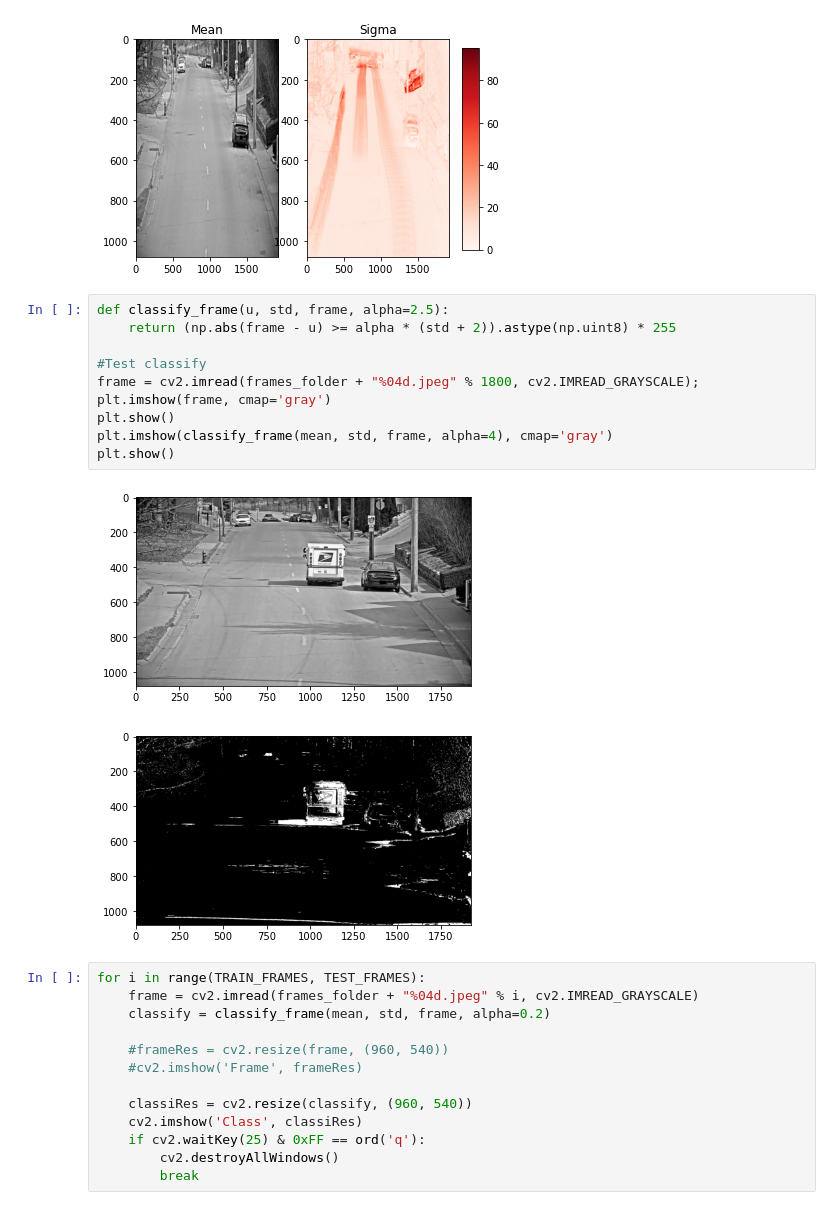
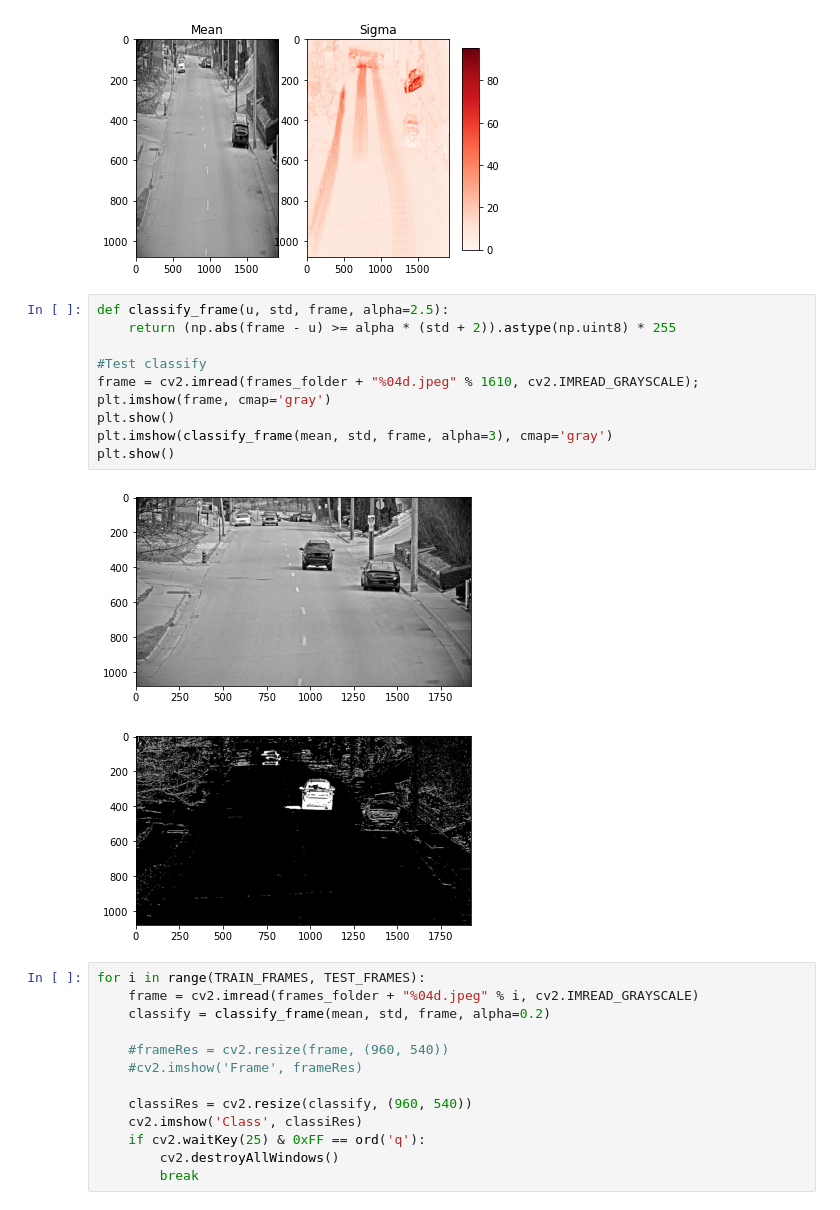
Before and after one commit to mcv-m6-video/mcv-m6-2022-team6, a Jupyter notebook: Week2/Task1.ipynb, the cells around one changed output. Cells and saved outputs as stored; diff of their text form.

```diff
--- a/Week2/Task1.ipynb
+++ b/Week2/Task1.ipynb
@@ -28,16 +28,16 @@ plot_gaussian_model(mean, std)
 # %%
 def classify_frame(u, std, frame, alpha=2.5):
     return (np.abs(frame - u) >= alpha * (std + 2)).astype(np.uint8) * 255
 
 #Test classify
-frame = cv2.imread(frames_folder + "%04d.jpeg" % 1800, cv2.IMREAD_GRAYSCALE);
+frame = cv2.imread(frames_folder + "%04d.jpeg" % 1610, cv2.IMREAD_GRAYSCALE);
 plt.imshow(frame, cmap='gray')
 plt.show()
-plt.imshow(classify_frame(mean, std, frame, alpha=4), cmap='gray')
+plt.imshow(classify_frame(mean, std, frame, alpha=3), cmap='gray')
 plt.show()
 # %% [output]
-[figure, old version]
+[figure, new version]
-[figure, old version]
+[figure, new version]
 # %%
 for i in range(TRAIN_FRAMES, TEST_FRAMES):
     frame = cv2.imread(frames_folder + "%04d.jpeg" % i, cv2.IMREAD_GRAYSCALE)
```
Also changed, not shown: 1 other file.
